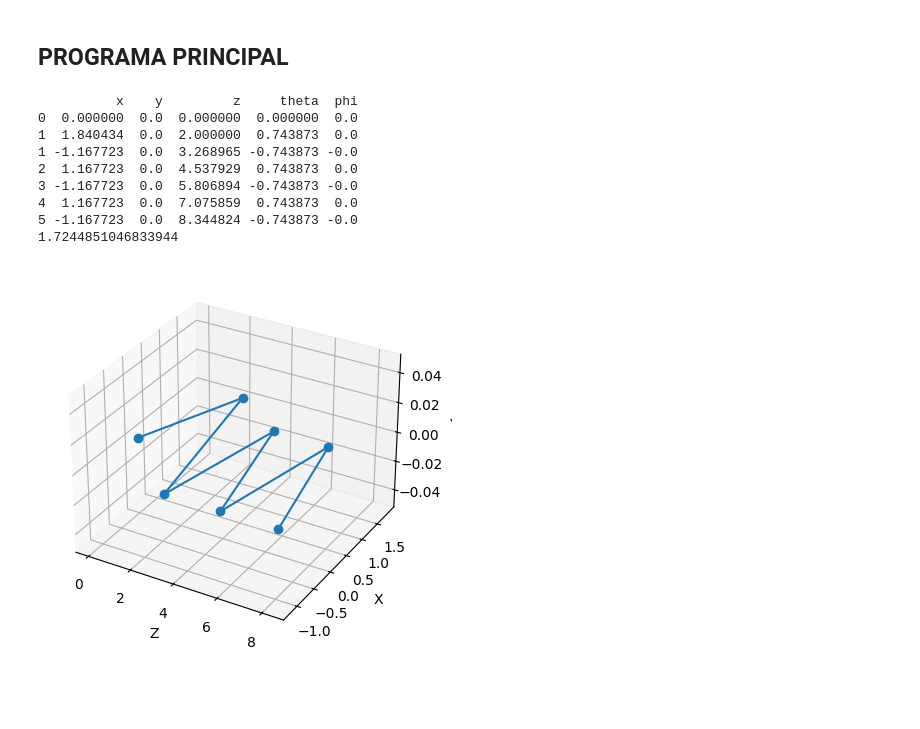
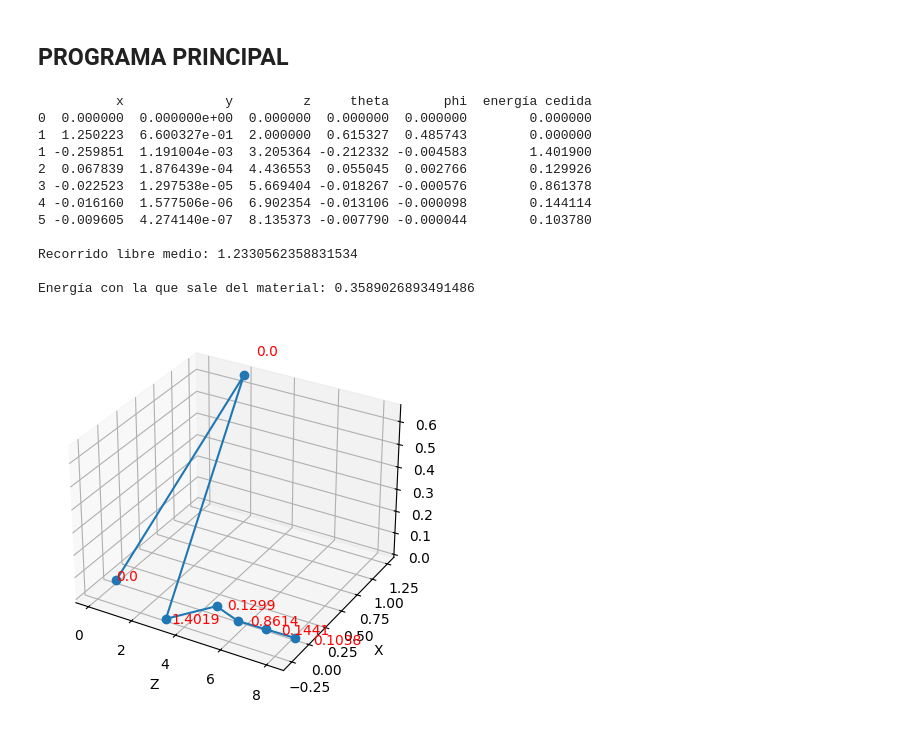
Before and after one commit to Bullville/Detectores, a Jupyter notebook: 1foton.ipynb, the cells around one changed output. Saved outputs shown, nothing was run; the diff lists cells and outputs as text; code cells hidden in the pictures; blank space fills up the shorter version.

Commit message:
representación de las energías cedidas

```diff
--- a/1foton.ipynb
+++ b/1foton.ipynb
@@ -72,37 +101,45 @@ def coordenadas_material(z_0, theta_0, phi_0, recorrido_libre_medio):
 # %% [markdown]
 ## PROGRAMA PRINCIPAL
 # %%
-thetamax = np.pi/3
-phimax = random.uniform(-np.pi,np.pi)
+# Datos de entrada para la simluación
+thetamax = np.pi/4
+phimax = np.pi/4
 distancia_fuente_material = 2
 grosor_material = 6
 rho_mu = 0.1 # coeficiente de atenuación másico
+energia_foton = 3
 
-theta_0, phi_0 = angulos_iniciales(thetamax)
+theta_0, phi_0 = angulos_iniciales(thetamax, phimax)
 
 x_0, y_0, z_0 = coor_inc_material(theta_0, phi_0, distancia_fuente_material)
 
+'''
+Pongo como comentario la linea real para generar el recorrido libre medio porque
+suele salir muy grande y necesitaría tomar distancias del material mucho mas grandes, y no quiero usar
+valores muy grandes de momento
+'''
 #modulo_trayectorias = recorrido_libre_medio(rho_mu)
 modulo_trayectorias = random.uniform(1,2)
 
 z = distancia_fuente_material
 
-
+# Crear un diccionario con las coordenadas en la fuente y en el primer plano del material
 data = {
     'x': [0, x_0],
     'y': [0, y_0],
     'z': [0, z_0],
     'theta': [0, theta_0],
-    'phi': [0, phi_0]
+    'phi': [0, phi_0],
+    'energía cedida': [0] * 2
 }
 
-# Crear un DataFrame a partir del diccionario con un índice específico
+# Crear un DataFrame a partir del diccionario
 df = pd.DataFrame(data)
 
 z = distancia_fuente_material
 i = 1
 
-while z < distancia_fuente_material + grosor_material:
+while (z < distancia_fuente_material + grosor_material) & (energia_foton != 0):
     '''
     En este bucle aplicamos la función para calcular las nuevas trayectorias dentro del material hasta
     que el fotón sale del material.
@@ -112,49 +149,58 @@ while z < distancia_fuente_material + grosor_material:
     phi_antiguo = df.iloc[i]['phi']
 
     x_nuevo, y_nuevo, z_nuevo, theta_nueva, phi_nuevo = coordenadas_material(z_antiguo, theta_antiguo, phi_antiguo, modulo_trayectorias)
+    energia_cedida, energia_foton = perdida_energia(energia_foton)
 
     nuevo_punto_de_interaccion = {
     'x': [x_nuevo],
     'y': [y_nuevo],
     'z': [z_nuevo],
     'theta': [theta_nueva],
-    'phi': [phi_nuevo]
+    'phi': [phi_nuevo],
+    'energía cedida': [energia_cedida]
     }
 
     # Crear un DataFrame a partir del diccionario con un índice específico
     nueva_fila = pd.DataFrame(nuevo_punto_de_interaccion, index=[i])  # Utiliza el índice 'i' para la nueva fila
 
     # Concatenar la nueva fila al DataFrame existente
     df = pd.concat([df, nueva_fila])
     z = z_nuevo
     i+=1
 
-
 print(df)
-print(modulo_trayectorias)
+print('\nRecorrido libre medio: ' + str(modulo_trayectorias))
+print('\nEnergía con la que sale del material: ' + str(energia_foton))
 
 # Crear una figura y un eje 3D
 fig = plt.figure()
 ax = fig.add_subplot(111, projection='3d')
 
 # Graficar la trayectoria en 3D
 ax.plot(df['z'], df['x'], df['y'], marker='o', linestyle='-')
 
+# Plotear los puntos en 3D con anotaciones
+for x, y, z, annotation in zip(df['z'], df['x'], df['y'], df['energía cedida']):
+    ax.text(x * 1.1, y * 1.1, z * 1.1, str(np.round(annotation, 4)), color='red')
+
 # Etiquetas de los ejes
 ax.set_xlabel('Z')
 ax.set_ylabel('X')
 ax.set_zlabel('Y')
 
 # Mostrar el gráfico
 plt.show()
 # %% [output]
-          x    y         z     theta  phi
-0  0.000000  0.0  0.000000  0.000000  0.0
-1  1.840434  0.0  2.000000  0.743873  0.0
-1 -1.167723  0.0  3.268965 -0.743873 -0.0
-2  1.167723  0.0  4.537929  0.743873  0.0
-3 -1.167723  0.0  5.806894 -0.743873 -0.0
-4  1.167723  0.0  7.075859  0.743873  0.0
-5 -1.167723  0.0  8.344824 -0.743873 -0.0
-1.7244851046833944
+          x             y         z     theta       phi  energía cedida
+0  0.000000  0.000000e+00  0.000000  0.000000  0.000000        0.000000
+1  1.250223  6.600327e-01  2.000000  0.615327  0.485743        0.000000
+1 -0.259851  1.191004e-03  3.205364 -0.212332 -0.004583        1.401900
+2  0.067839  1.876439e-04  4.436553  0.055045  0.002766        0.129926
+3 -0.022523  1.297538e-05  5.669404 -0.018267 -0.000576        0.861378
+4 -0.016160  1.577506e-06  6.902354 -0.013106 -0.000098        0.144114
+5 -0.009605  4.274140e-07  8.135373 -0.007790 -0.000044        0.103780
+
+Recorrido libre medio: 1.2330562358831534
+
+Energía con la que sale del material: 0.3589026893491486
-[figure, old version]
+[figure, new version]
```
Also changed, not shown: parts of 3 cells of this notebook, 1 other file.
